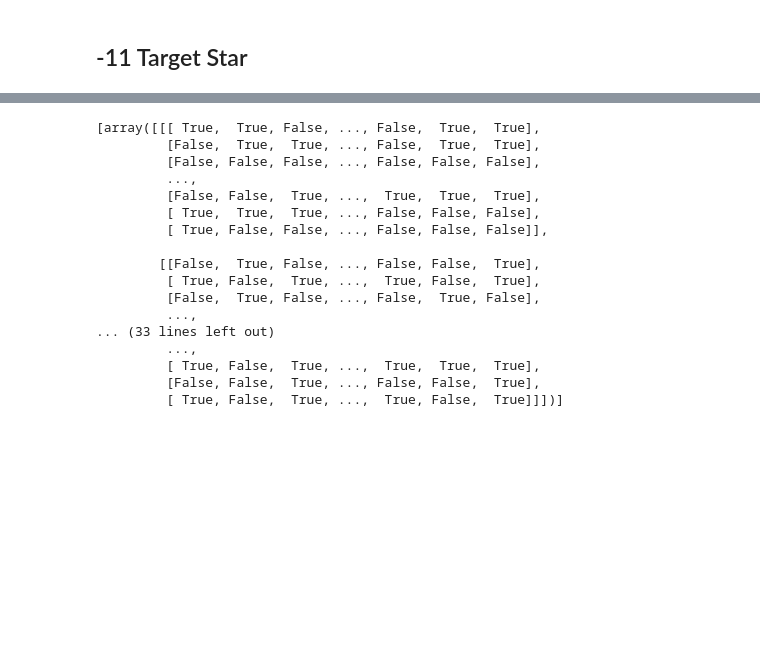
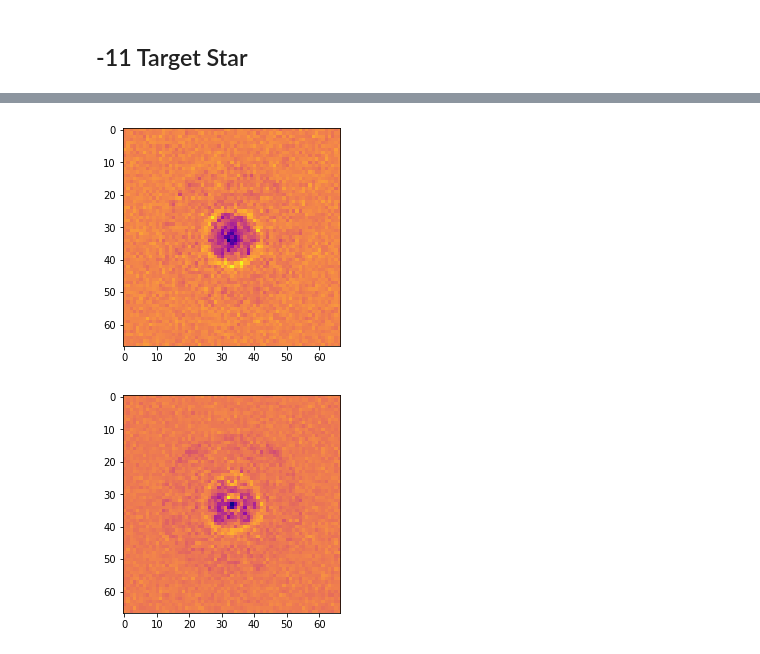
Before and after one commit to douglase/exozodi_exosims_sensitivity, a Jupyter notebook: pc_and_disk-sims.ipynb, the cells around one changed output, grey strips where cells are left out. Cells and saved outputs as stored; diff of their text form; code cells hidden in the pictures; blank space fills up the shorter version.

```diff
--- a/pc_and_disk-sims.ipynb
+++ b/pc_and_disk-sims.ipynb
@@ -561,20 +790,4 @@ plt.show()
 # %%
-[]
 # %% [output]
-[array([[[ True,  True, False, ..., False,  True,  True],
-         [False,  True,  True, ..., False,  True,  True],
-         [False, False, False, ..., False, False, False],
-         ...,
-         [False, False,  True, ...,  True,  True,  True],
-         [ True,  True,  True, ..., False, False, False],
-         [ True, False, False, ..., False, False, False]],
-
-        [[False,  True, False, ..., False, False,  True],
-         [ True, False,  True, ...,  True, False,  True],
-         [False,  True, False, ..., False,  True, False],
-         ...,
-... (33 lines left out)
-         ...,
-         [ True, False,  True, ...,  True,  True,  True],
-         [False, False,  True, ..., False, False,  True],
-         [ True, False,  True, ...,  True, False,  True]]])]
+[figure, added]
+[figure, added]
```
Also changed, not shown: parts of 18 cells of this notebook.
